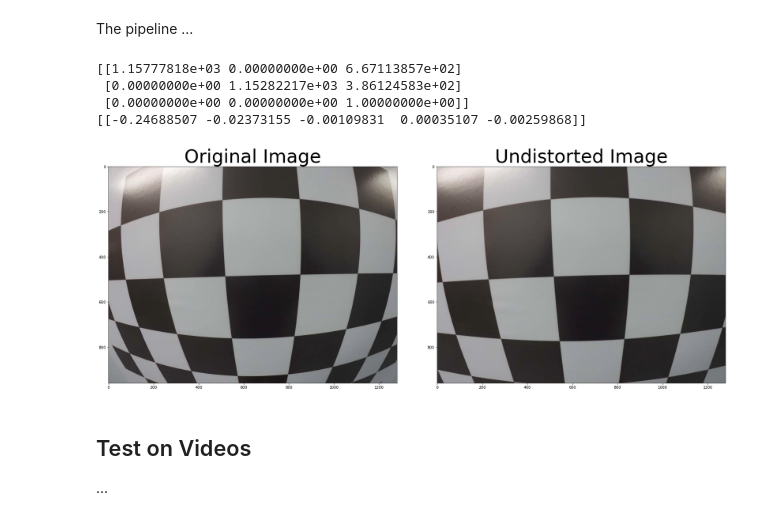
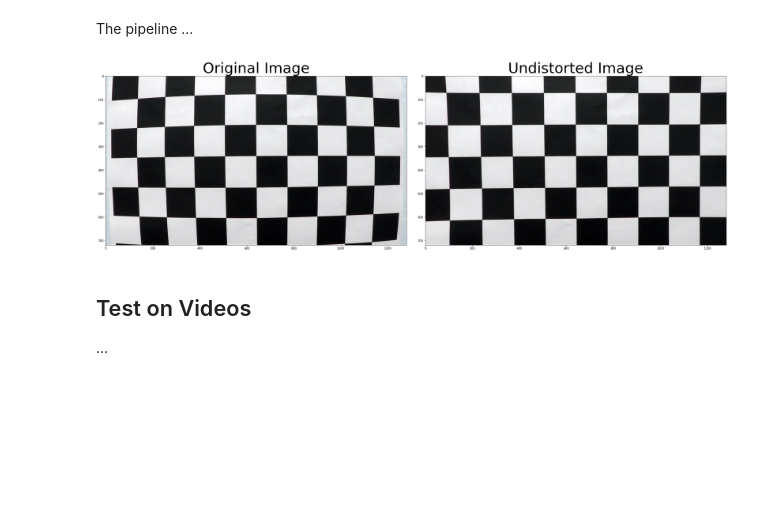
Before and after one commit to SofianeFFM/CarND-Advanced-Lane-Lines, a Jupyter notebook: P1.ipynb, the cells around one changed output. Cells and saved outputs as stored; diff of their text form; code cells hidden in the pictures; blank space fills up the shorter version.

Commit message:
calibration with output example ok

```diff
--- a/P1.ipynb
+++ b/P1.ipynb
@@ -51,13 +51,14 @@ def cal_camera (src_dir,nx,ny):
     return (mtx, dist)
 
 def plot_two_imgs (img,undist_img):
-    f, (ax1, ax2) = plt.subplots(1, 2, figsize=(24, 9))
+    f, (ax1, ax2) = plt.subplots(1, 2, figsize=(30, 9))
     f.tight_layout()
     ax1.imshow(img)
     ax1.set_title('Original Image', fontsize=50)
     ax2.imshow(undist_img)
     ax2.set_title('Undistorted Image', fontsize=50)
     plt.subplots_adjust(left=0., right=1, top=0.9, bottom=0.)
+    plt.savefig("output_images/calibration_example")
 # %% [markdown]
 ## Test Images
 # %%
@@ -71,34 +72,31 @@ The pipeline ...
 # %%
 # TODO: Build pipeline
 
 #def pipeline(img):
 
 #return img_output
 
 """
 Initialize
 """
 
 #Chessboard dimensions
 nx=9
 ny=6
 #set directory for calibration images
-img=cv2.imread('camera_cal/test_image.jpg')
+directory='camera_cal/calibration*.jpg'
 
-directory='camera_cal/calibration*.jpg'
+# Call the function calibration
 mtx, dist= cal_camera(directory,nx,ny)
 
-# Undistort image
+# Undistort image example for the project critera
+img=cv2.imread('camera_cal/calibration1.jpg')
 undist_img = cv2.undistort(img, mtx, dist, None, mtx)
 
-
+#plot the images
 plot_two_imgs (img,undist_img)
 # %% [output]
-[[1.15777818e+03 0.00000000e+00 6.67113857e+02]
- [0.00000000e+00 1.15282217e+03 3.86124583e+02]
- [0.00000000e+00 0.00000000e+00 1.00000000e+00]]
-[[-0.24688507 -0.02373155 -0.00109831  0.00035107 -0.00259868]]
-[figure, old version]
+[figure, new version]
 # %% [markdown]
 ## Test on Videos
 
```
Also changed, not shown: 2 other files.
